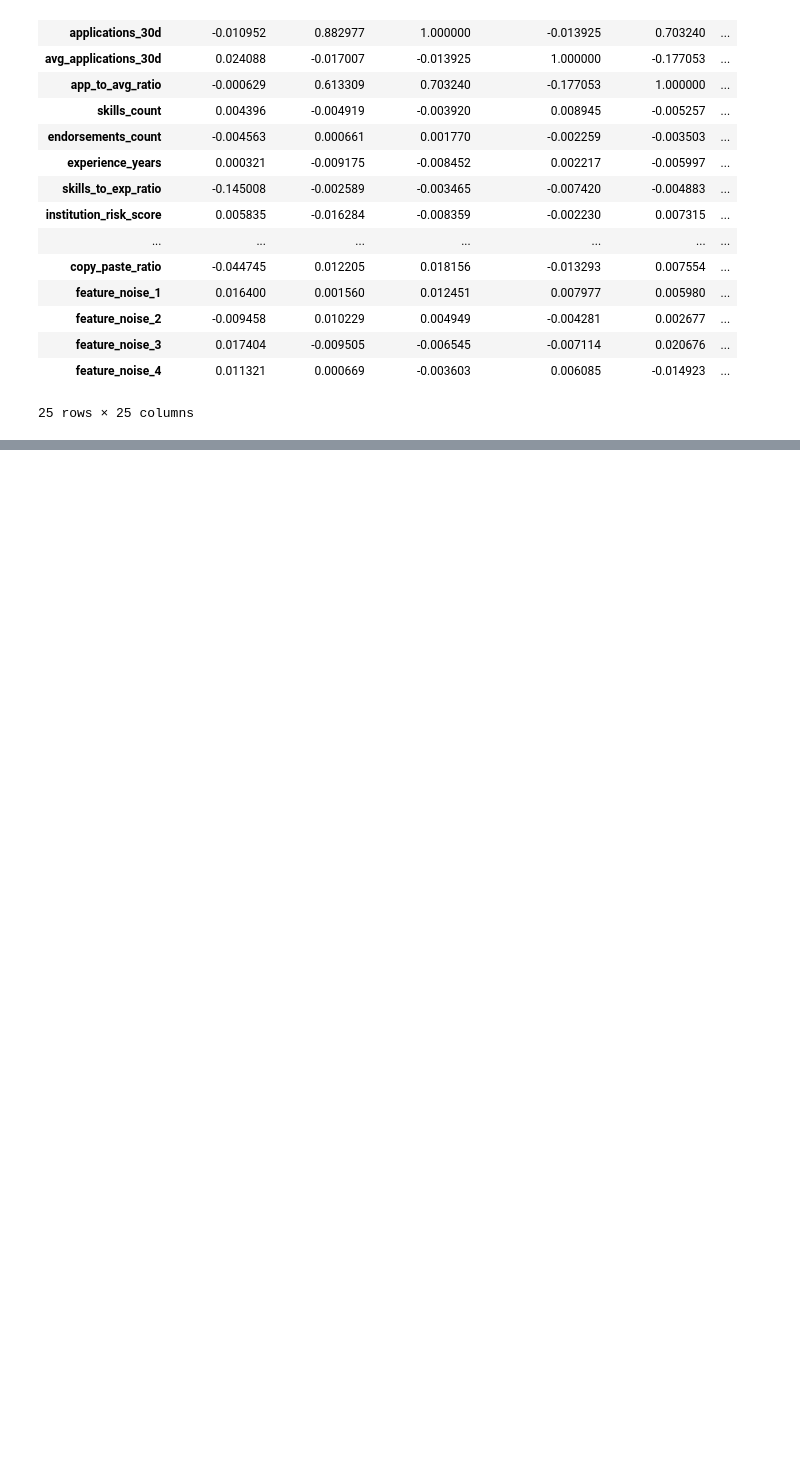
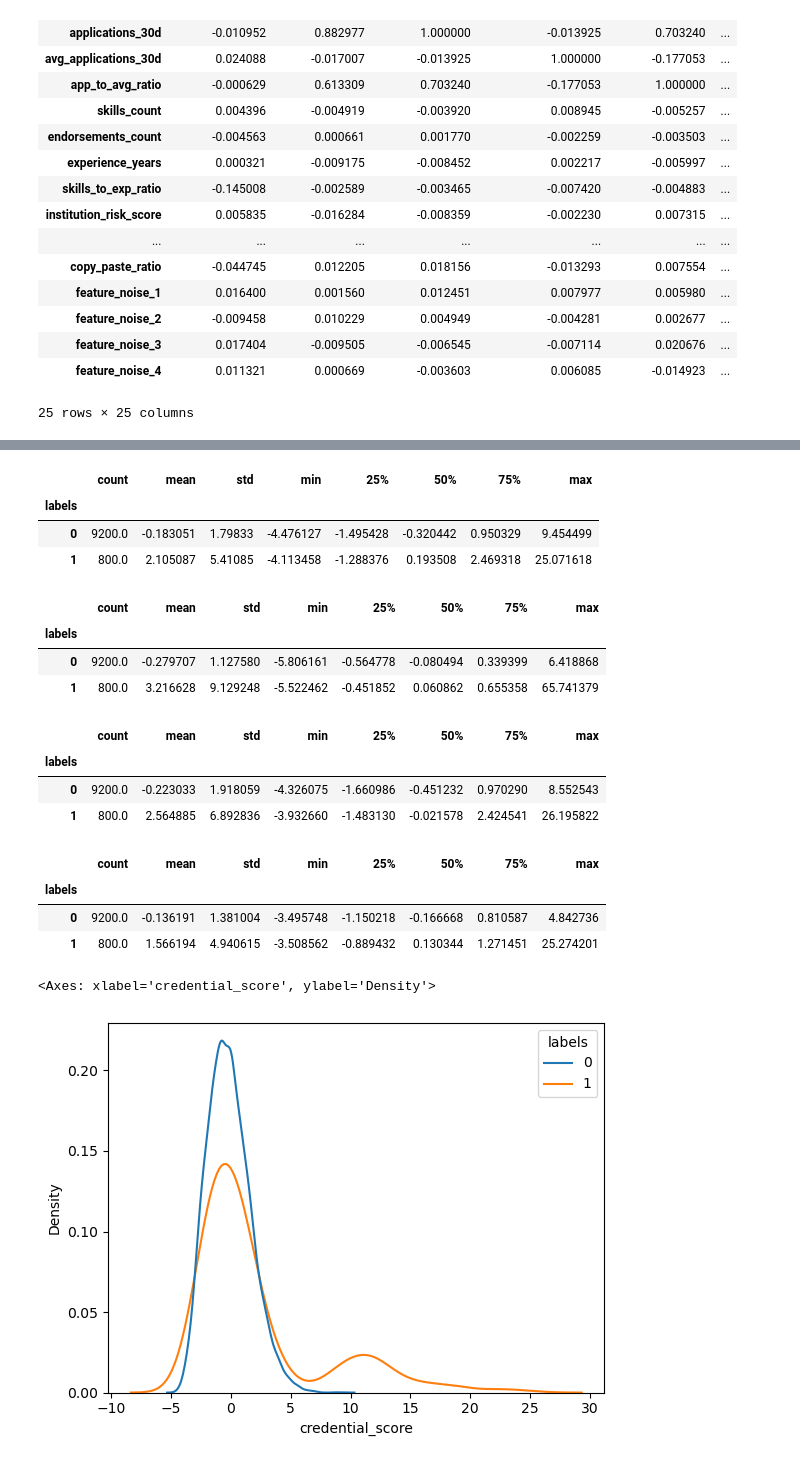
Before and after one commit to LakshyaKSingh/EightfoldAIAgenticAmongus, a Jupyter notebook: Inisight_Forge.ipynb, the cells around one changed output, grey strips where cells are left out. Drawn from its saved outputs; the diff is of its cells as text; code cells hidden in the pictures; blank space fills up the shorter version.

```diff
--- a/Inisight_Forge.ipynb
+++ b/Inisight_Forge.ipynb
@@ -74,0 +286,12 @@ df.corr()
+# %%
+df["ghost_score"] = (
+    -z_df["profile_age_days"] +
+    z_df["copy_paste_ratio"] +
+    z_df["skills_to_exp_ratio"]
+)
+# %%
+score_cols = ["credential_score", "bombing_score", "ato_score", "ghost_score"]
+
+df["predicted_type"] = df[score_cols].idxmax(axis=1)
+# %%
+df.loc[df["labels"] == 0, "predicted_type"] = "genuine"
@@ -74,0 +314,2 @@ df.corr()
+# %%
+df["applications_30d"] = np.log1p(df["applications_30d"])
@@ -74,0 +347,35 @@ df.corr()
+# %%
+df.groupby("labels")["credential_score"].describe()
+# %% [output]
+|  | count | mean | std | min | 25% | 50% | 75% | max |
+| labels |  |  |  |  |  |  |  |  |
+| 0 | 9200.0 | -0.183051 | 1.79833 | -4.476127 | -1.495428 | -0.320442 | 0.950329 | 9.454499 |
+| 1 | 800.0 | 2.105087 | 5.41085 | -4.113458 | -1.288376 | 0.193508 | 2.469318 | 25.071618 |
+# %%
+df.groupby("labels")["bombing_score"].describe()
+# %% [output]
+|  | count | mean | std | min | 25% | 50% | 75% | max |
+| labels |  |  |  |  |  |  |  |  |
+| 0 | 9200.0 | -0.279707 | 1.127580 | -5.806161 | -0.564778 | -0.080494 | 0.339399 | 6.418868 |
+| 1 | 800.0 | 3.216628 | 9.129248 | -5.522462 | -0.451852 | 0.060862 | 0.655358 | 65.741379 |
+# %%
+df.groupby("labels")["ato_score"].describe()
+# %% [output]
+|  | count | mean | std | min | 25% | 50% | 75% | max |
+| labels |  |  |  |  |  |  |  |  |
+| 0 | 9200.0 | -0.223033 | 1.918059 | -4.326075 | -1.660986 | -0.451232 | 0.970290 | 8.552543 |
+| 1 | 800.0 | 2.564885 | 6.892836 | -3.932660 | -1.483130 | -0.021578 | 2.424541 | 26.195822 |
+# %%
+df.groupby("labels")["ghost_score"].describe()
+# %% [output]
+|  | count | mean | std | min | 25% | 50% | 75% | max |
+| labels |  |  |  |  |  |  |  |  |
+| 0 | 9200.0 | -0.136191 | 1.381004 | -3.495748 | -1.150218 | -0.166668 | 0.810587 | 4.842736 |
+| 1 | 800.0 | 1.566194 | 4.940615 | -3.508562 | -0.889432 | 0.130344 | 1.271451 | 25.274201 |
+# %%
+import seaborn as sns
+fig, (ax1,ax2,ax3,ax4) plt.subplot
+sns.kdeplot(data=df, x="credential_score", hue="labels", common_norm=False)
+# %% [output]
+<Axes: xlabel='credential_score', ylabel='Density'>
+[figure, added]
```
Also changed, not shown: parts of 25 cells of this notebook, 2 other files.
